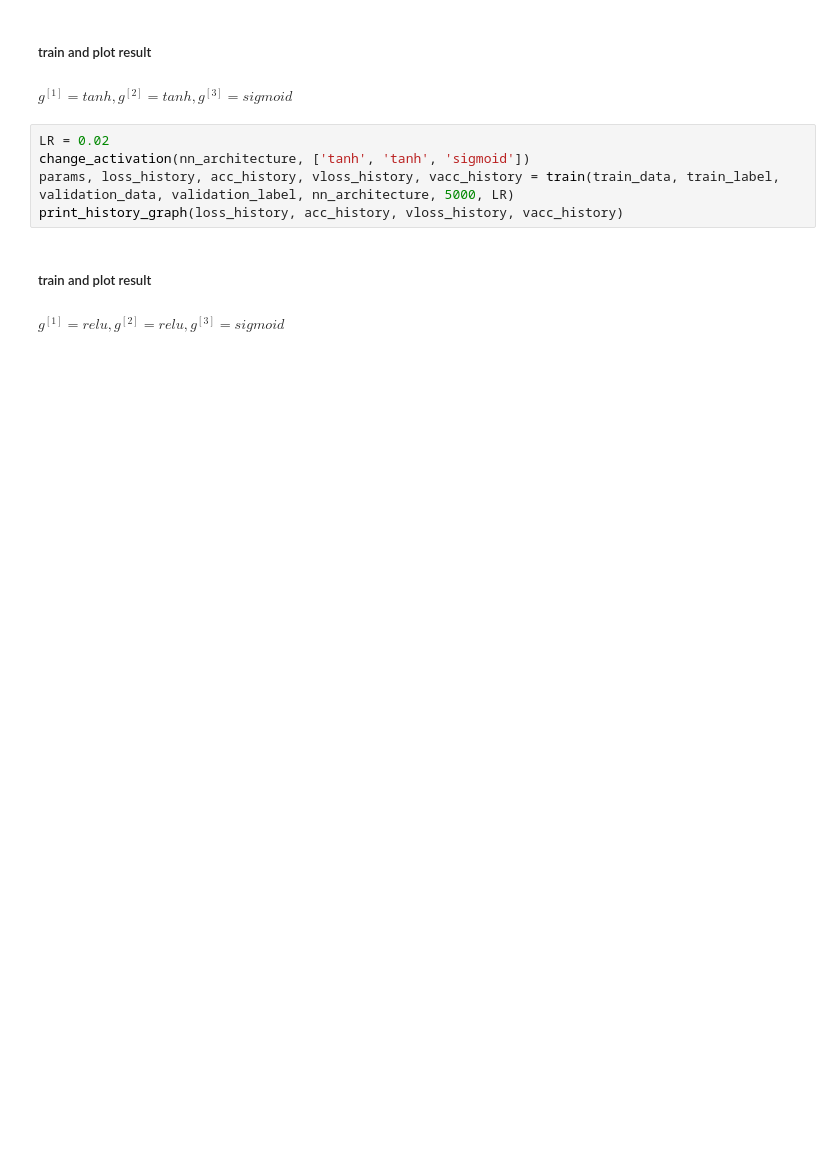
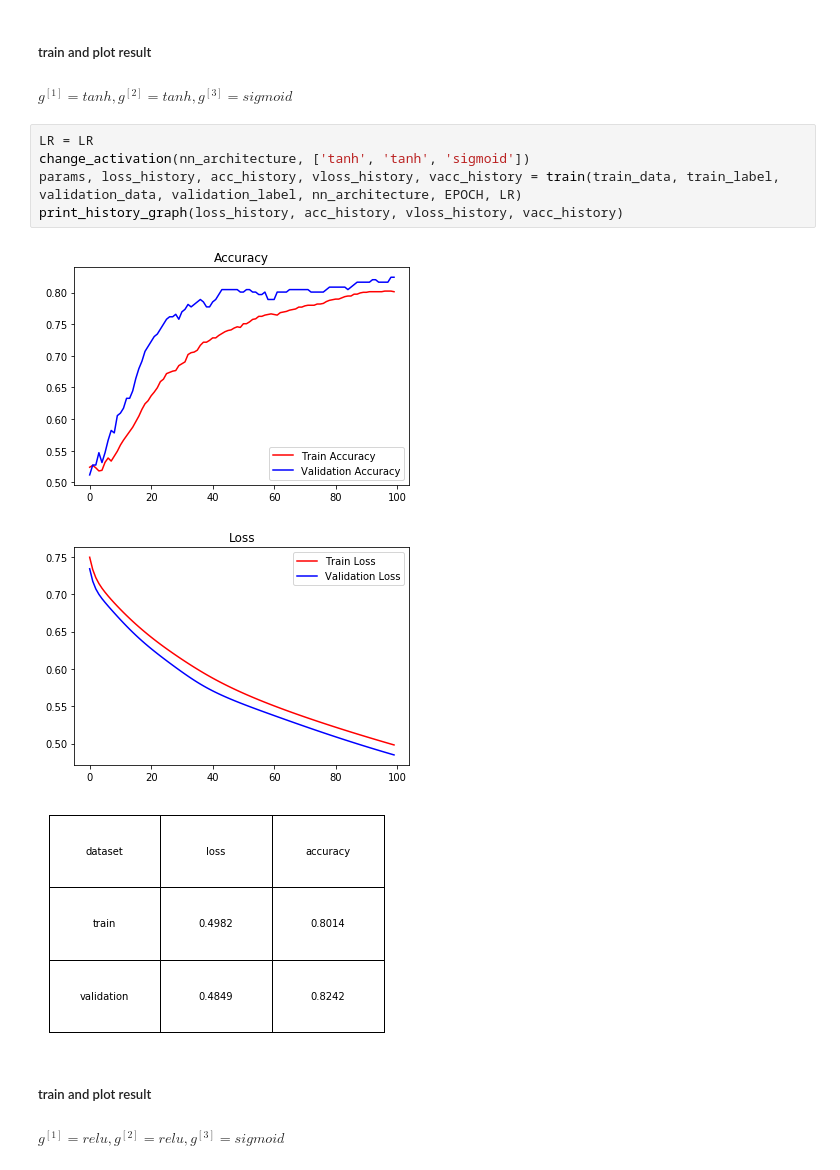
Before and after one commit to jm6534/MachineLearningProjectAssignment, a Jupyter notebook: Assignment04.ipynb, the cells around one changed output. Cells and saved outputs as stored; diff of their text form; blank space fills up the shorter version.

```diff
--- a/Assignment04.ipynb
+++ b/Assignment04.ipynb
@@ -291,10 +297,14 @@ TypeError: type numpy.ndarray doesn't define __round__ method
 ##### train and plot result
 ##### $ g^{[1]} = tanh, g^{[2]} = tanh, g^{[3]} = sigmoid $
 # %%
-LR = 0.02
+LR = LR
 change_activation(nn_architecture, ['tanh', 'tanh', 'sigmoid'])
-params, loss_history, acc_history, vloss_history, vacc_history = train(train_data, train_label, validation_data, validation_label, nn_architecture, 5000, LR)
+params, loss_history, acc_history, vloss_history, vacc_history = train(train_data, train_label, validation_data, validation_label, nn_architecture, EPOCH, LR)
 print_history_graph(loss_history, acc_history, vloss_history, vacc_history)
+# %% [output]
+[figure, added]
+[figure, added]
+[figure, added]
 # %% [markdown]
 ##### train and plot result
 ##### $ g^{[1]} = relu, g^{[2]} = relu, g^{[3]} = sigmoid $
```
Also changed, not shown: parts of 7 cells of this notebook.
